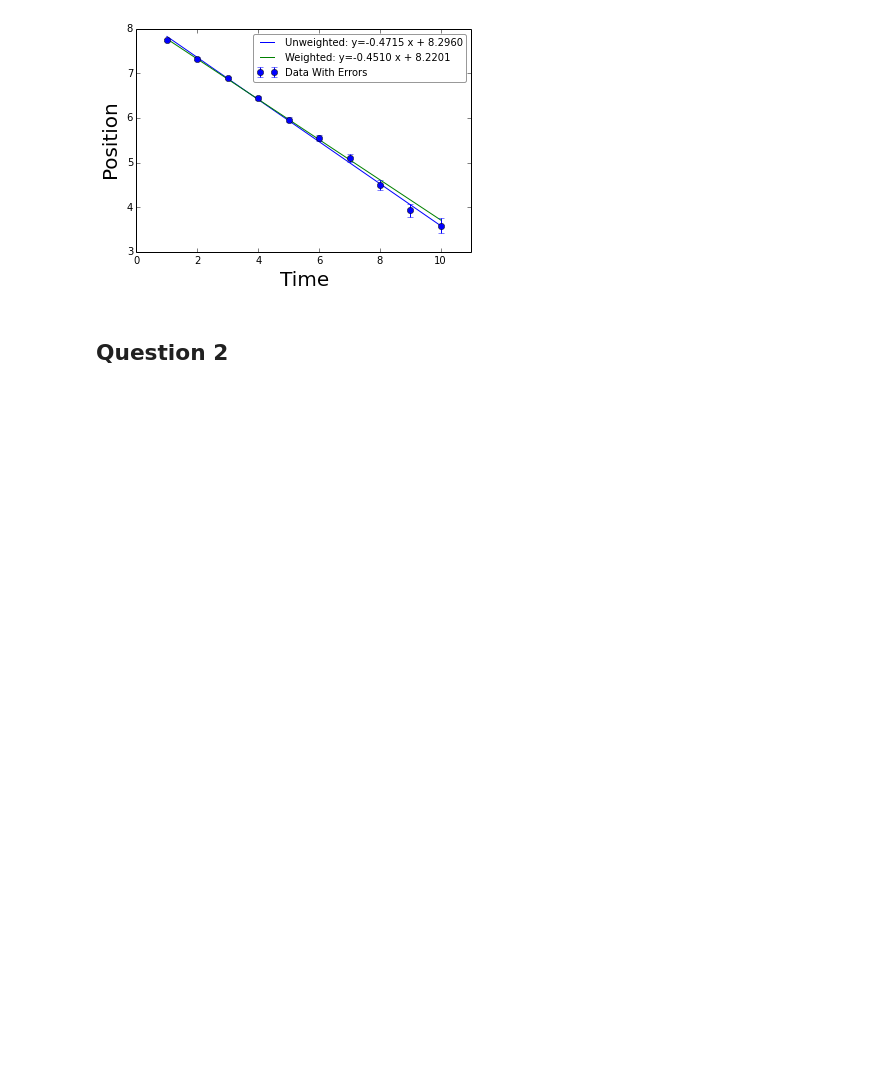
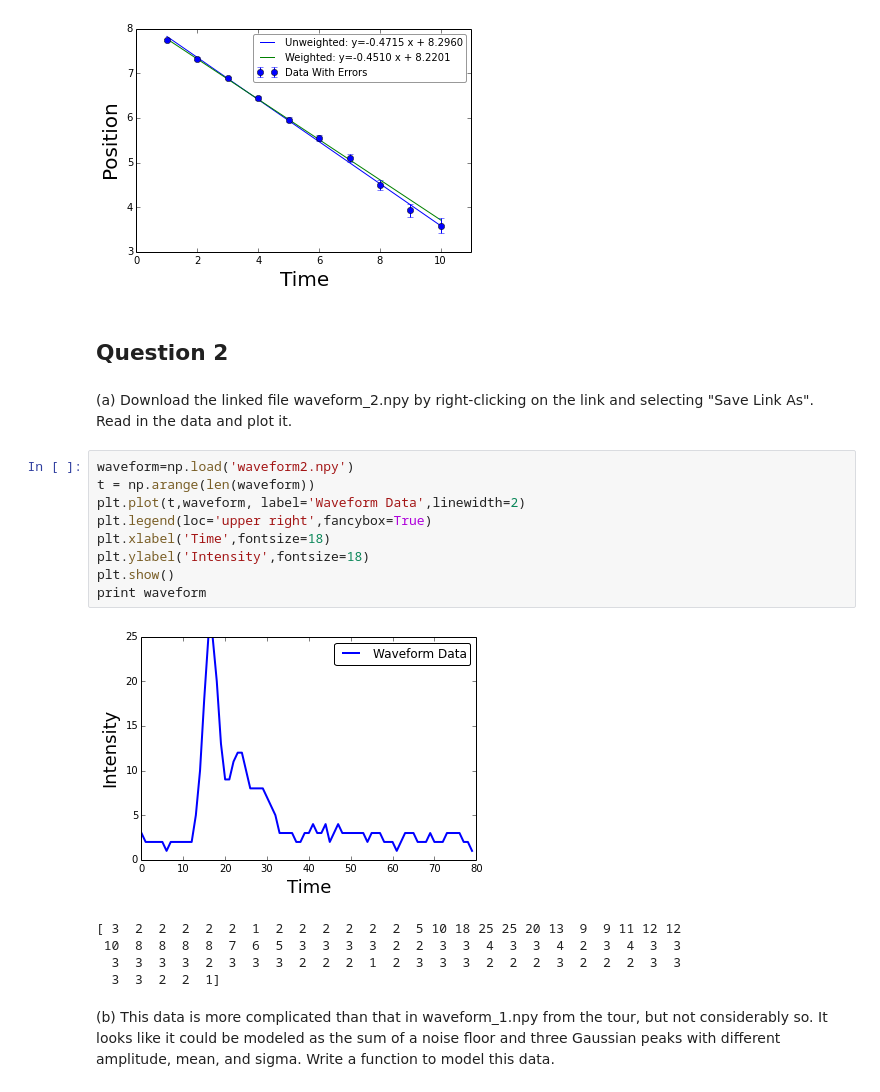
Before and after one commit to dclove202/PHYS202-S14, a Jupyter notebook: SciPy/OptimizationExercises.ipynb, the cells around one changed output. Saved outputs shown, nothing was run; the diff lists cells and outputs as text; blank space fills up the shorter version.

```diff
--- a/SciPy/OptimizationExercises.ipynb
+++ b/SciPy/OptimizationExercises.ipynb
@@ -122,3 +123,22 @@ plt.show()
 [figure]
 # %% [markdown]
 ## Question 2
+# %% [markdown]
+(a) Download the linked file waveform_2.npy by right-clicking on the link and selecting "Save Link As". Read in the data and plot it.
+# %%
+waveform=np.load('waveform2.npy')
+t = np.arange(len(waveform))
+plt.plot(t,waveform, label='Waveform Data',linewidth=2)
+plt.legend(loc='upper right',fancybox=True)
+plt.xlabel('Time',fontsize=18)
+plt.ylabel('Intensity',fontsize=18)
+plt.show()
+print waveform
+# %% [output]
+[figure, added]
+[ 3  2  2  2  2  2  1  2  2  2  2  2  2  5 10 18 25 25 20 13  9  9 11 12 12
+ 10  8  8  8  8  7  6  5  3  3  3  3  2  2  3  3  4  3  3  4  2  3  4  3  3
+  3  3  3  3  2  3  3  3  2  2  2  1  2  3  3  3  2  2  2  3  2  2  2  3  3
+  3  3  2  2  1]
+# %% [markdown]
+(b) This data is more complicated than that in waveform_1.npy from the tour, but not considerably so. It looks like it could be modeled as the sum of a noise floor and three Gaussian peaks with different amplitude, mean, and sigma. Write a function to model this data.
```
Also changed, not shown: parts of 6 cells of this notebook, 2 other files.
